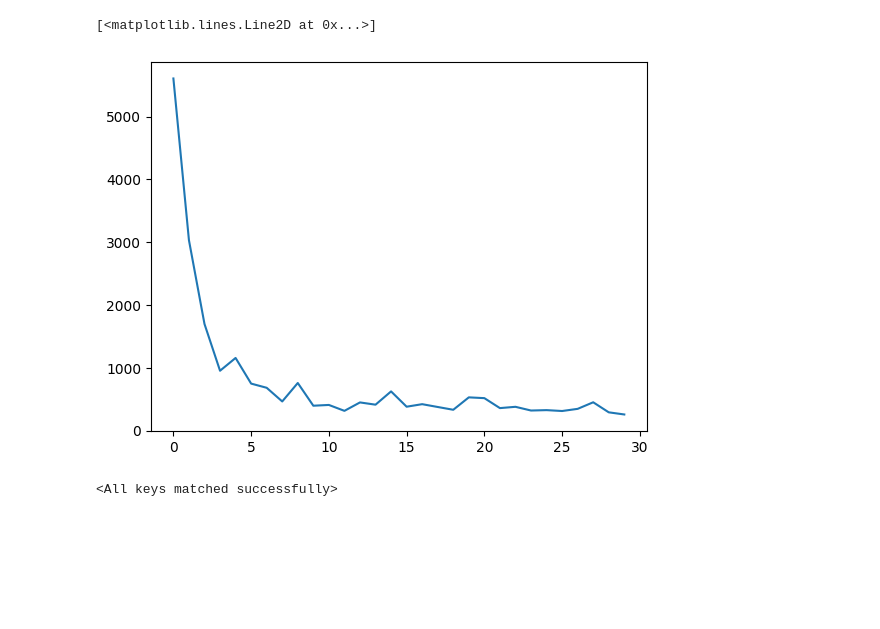
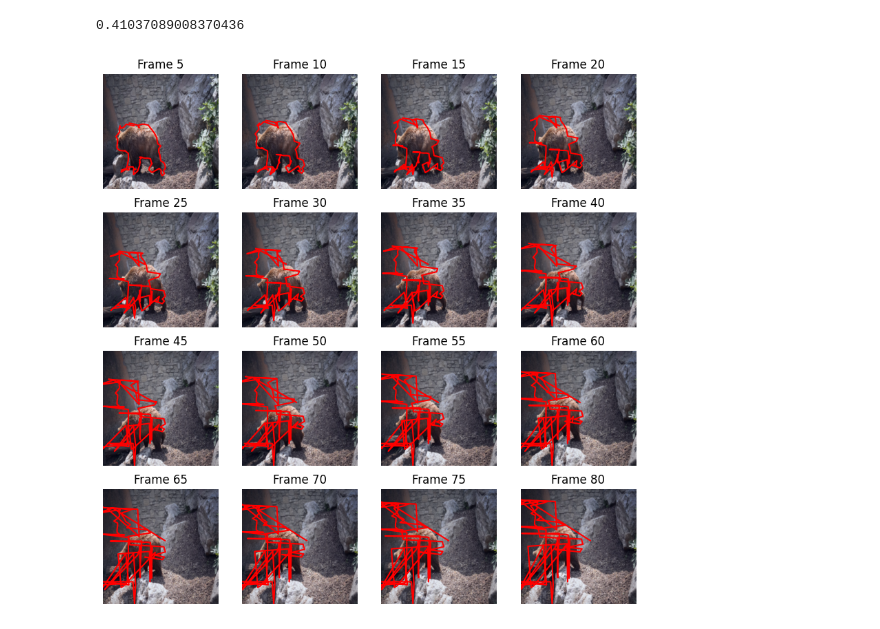
Before and after one commit to wcbup/VOS_boundary_tracking, a Jupyter notebook: train.ipynb, the cells around one changed output. Drawn from its saved outputs; the diff is of its cells as text; code cells hidden in the pictures; blank space fills up the shorter version.

```diff
--- a/train.ipynb
+++ b/train.ipynb
@@ -116,10 +120,5 @@ plt.plot(list(dict_loss.keys()), list(dict_loss.values()))
-# %%
-# plot the loss
-plt.plot(list(normalize_loss_dict.keys()), list(normalize_loss_dict.values()))
-# %% [output]
-[<matplotlib.lines.Line2D at 0x...>]
-[figure, removed]
 # %%
+model = Model()
+model_name = "uniform_model"
 model.load_state_dict(torch.load(f"{model_name}.pth"))
+model = model.to("cuda")
-# %% [output]
-<All keys matched successfully>
@@ -129,0 +155,33 @@ test_model(model, data_set)
+# %%
+def test_model_one_video(model, test_dataset: DAVIS_test, device="cuda"):
+    pre_img, pre_sgm, pre_boundary = test_dataset[0]
+    pre_boundary = pre_boundary.to(device)
+    total_iou = 0
+    model.eval()
+    interval = 5
+    plt.figure(figsize=(10, 10))
+    for i in tqdm(range(1, len(test_dataset))):
+        img, sgm, boundary = test_dataset[i]
+        # print(pre_img.shape, img.shape, pre_boundary.shape)
+        with torch.no_grad():
+            boundary_offset = model(
+                pre_img.unsqueeze(0).to(device),
+                img.unsqueeze(0).to(device),
+                pre_boundary.unsqueeze(0).to(device),
+            )
+            pre_boundary = pre_boundary + boundary_offset.squeeze(0)
+            pre_boundary = pre_boundary.int()
+            pre_boundary = torch.clamp(pre_boundary, 0, 223)
+            pre_img = img
+            if i % interval == 0:
+                plt.subplot(4, 4, i // interval)
+                plt.imshow(normalize_image(pre_img.permute(1, 2, 0)))
+                plt.plot(pre_boundary.cpu().numpy()[:, 0], pre_boundary.cpu().numpy()[:, 1], 'r')
+                plt.axis('off')
+                plt.title(f'Frame {i}')
+        total_iou += get_boundary_iou(sgm, pre_boundary.cpu().numpy())
+    return total_iou / (len(test_dataset) - 1)
+test_model_one_video(model, DAVIS_test("bear", is_uniform=True))
+# %% [output]
+0.41037089008370436
+[figure, added]
```
Also changed, not shown: parts of 10 cells of this notebook, 3 other files.
